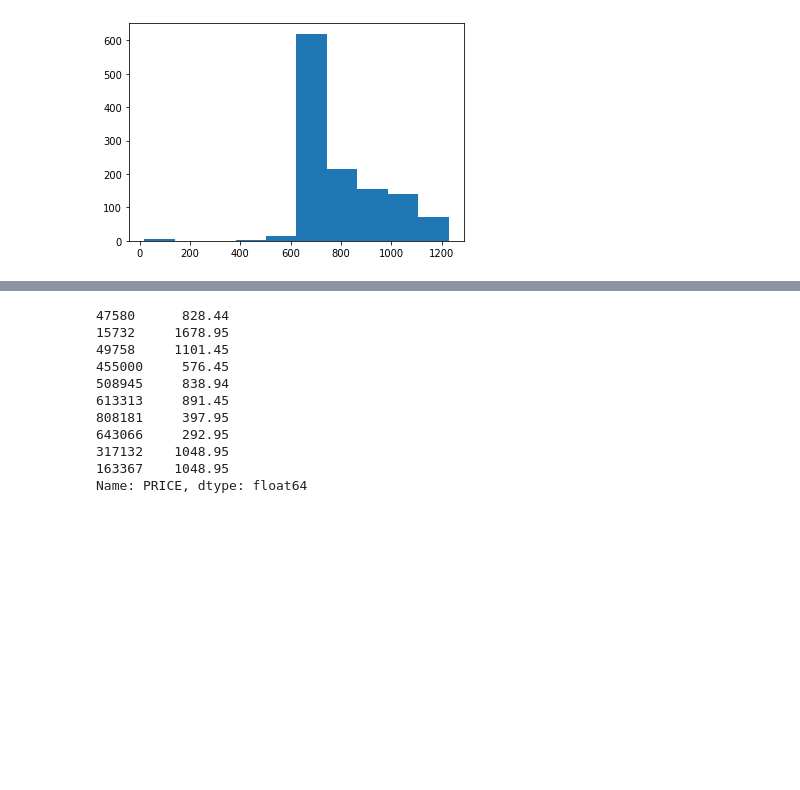
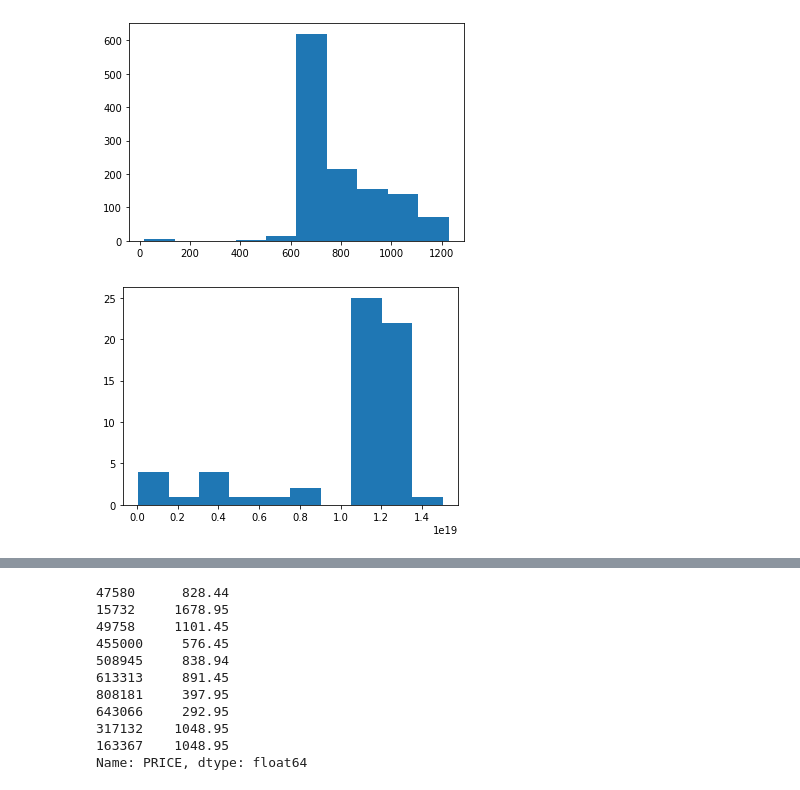
Before and after one commit to sekR4/pred_sale_01, a Jupyter notebook: first_draw.ipynb, the cells around one changed output, grey strips where cells are left out. Drawn from its saved outputs; the diff is of its cells as text; code cells hidden in the pictures; blank space fills up the shorter version.

```diff
--- a/first_draw.ipynb
+++ b/first_draw.ipynb
@@ -157,3 +157,8 @@ plt.hist(df.groupby(['DATE_ID']).size().reset_index(name='Number of Rows')['Numb
 plt.show()
 # %% [output]
 [figure]
+# %%
+plt.hist(df.groupby(['STORE_ID'])['QTY'].sum().reset_index(name='sum(QTY)')['sum(QTY)'])
+plt.show()
+# %% [output]
+[figure, added]
```
Also changed, not shown: parts of 4 cells of this notebook.
